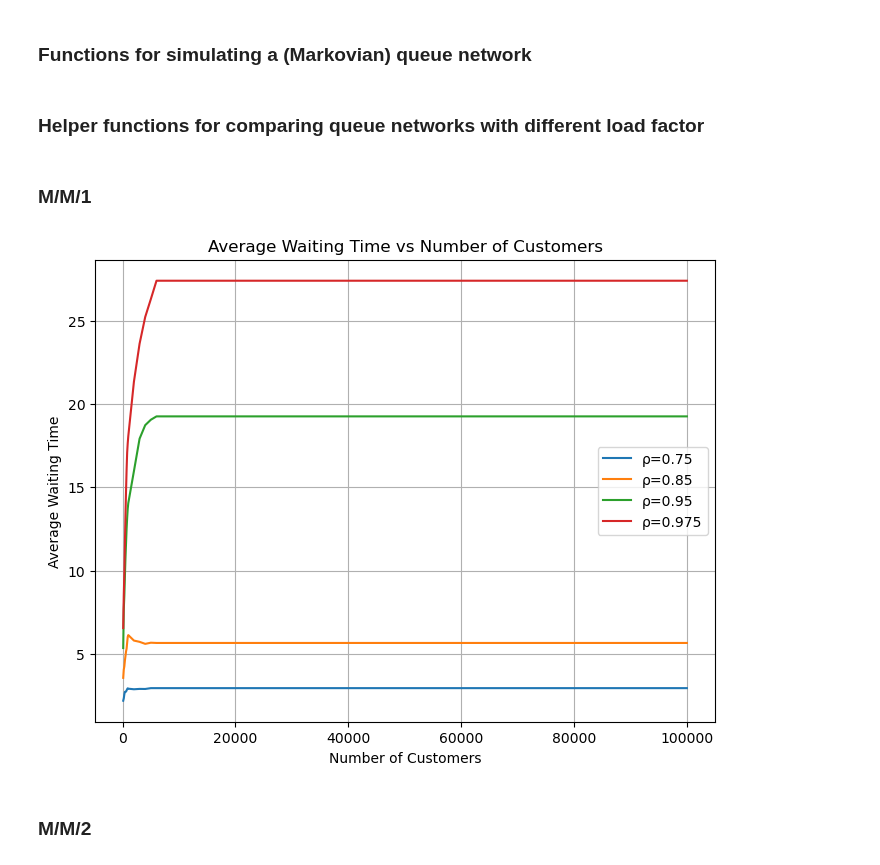
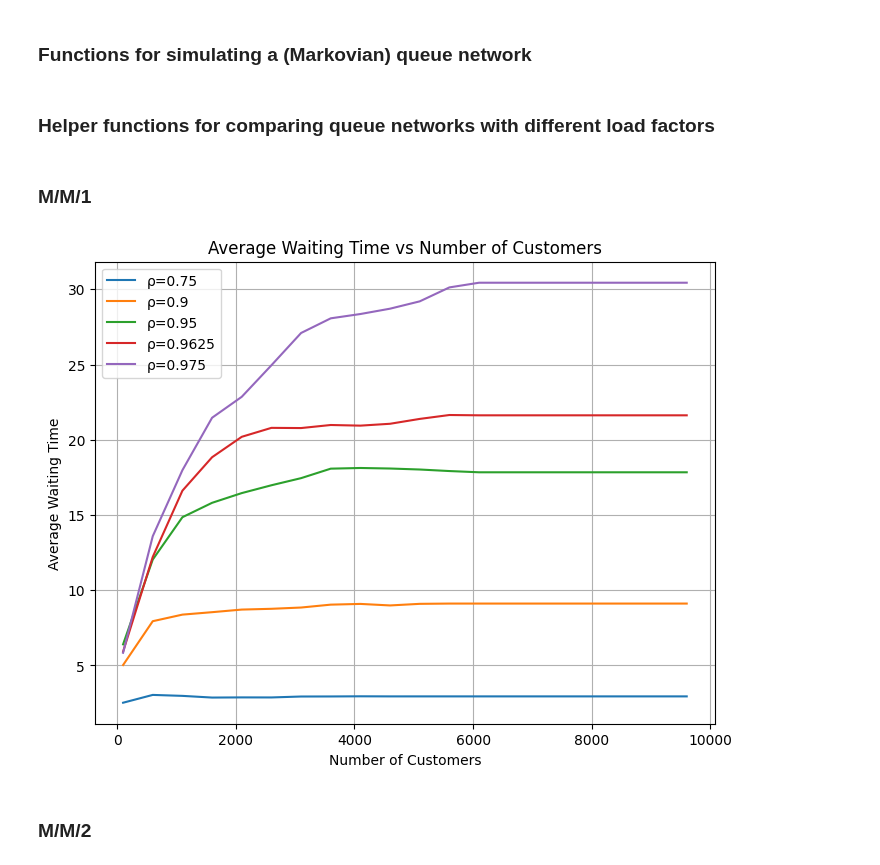
Before and after one commit to LodeVermeulen/stochastic-simulation, a Jupyter notebook: Homework 2/HW2.ipynb, the cells around one changed output. Cells and saved outputs as stored; diff of their text form; code cells hidden in the pictures.

```diff
--- a/Homework 2/HW2.ipynb
+++ b/Homework 2/HW2.ipynb
@@ -55,7 +55,8 @@ def markovian_client_process(
     wait_records: List[float],
 ) -> Generator[simpy.events.Event, None, None]:
     """Simulates a single client's process through the queue system, including waiting and service times.
-        Specifically samples service time from an exponential (markovian) distribution.
+
+    Specifically, samples service time from an exponential (markovian) distribution.
 
     Args:
         env: The SimPy environment managing simulation time.
@@ -68,16 +69,20 @@ def markovian_client_process(
     """
     arrival_time = env.now
     with resources.request() as request:
-        yield request  # Wait for resource availability
+        # Wait for resource availability
+        yield request
+
+        # Record the wait time
         wait_time = env.now - arrival_time
-        wait_records.append(wait_time)  # Record the wait time
-        yield env.timeout(service_time_generator_markov(service_rate))  # Simulate service time
+        wait_records.append(wait_time)
+
+        # Simulate service time
+        yield env.timeout(service_time_generator_markov(service_rate))
 
 
 def request_spawner(
     env: simpy.Environment,
     resources: Union[simpy.Resource, simpy.PriorityResource],
-    num_servers: int,
     arrival_rate: float,
     service_rate: float,
     wait_records: List[float],
@@ -92,12 +97,13 @@ def request_spawner(
         arrival_rate: The arrival rate of the system (λ).
         service_rate: The service rate or capacity of each server (μ).
         wait_records: A list to record the wait times of clients.
+        client_process: Function that calculates the process of a client through the system.
 
     Yields:
         Events representing client arrivals and process creation.
     """
     while True:
-        yield env.timeout(interval_generator_markov(num_servers, arrival_rate))
+        yield env.timeout(interval_generator_markov(arrival_rate))
         env.process(
             client_process(env, resources, service_rate, wait_records)
         )
@@ -130,6 +136,7 @@ def simulate_queue_network(
     if load_factor >= 1:
         raise ValueError("Load factor (ρ) must be less than 1 for a stable system.")
 
+    # Set up simulation based on the job scheduling type
     env = simpy.Environment()
     if short_job_priority:
         resources = simpy.PriorityResource(env, capacity=num_servers)
@@ -140,7 +147,7 @@ def simulate_queue_network(
     wait_records: List[float] = []
     env.process(
         request_spawner(
-            env, resources, num_servers, arrival_rate, service_rate, wait_records, client_process
+            env, resources, arrival_rate, service_rate, wait_records, client_process
         )
     )
 
@@ -149,7 +156,7 @@ def simulate_queue_network(
 
     return wait_records
 # %% [markdown]
-### Helper functions for comparing queue networks with different load factor
+### Helper functions for comparing queue networks with different load factors
 # %%
 def run_simulations(
     load_factors: List[float],
@@ -159,6 +166,8 @@ def run_simulations(
     simulation_time: int,
 ) -> pd.DataFrame:
     """Run multiple simulations for a queueing network under various configurations.
+
+    Specifically, runs M/M/n FIFO.
 
     Args:
         load_factors: A list of load factors (ρ) to simulate.
@@ -191,17 +200,10 @@ def run_simulations(
             range(runs_per_config), leave=False, desc=f"Simulating for ρ={load_factor:.2f}"
         ):
             recorded_waits = simulate_queue_network(
-                servers_count, arrival_rate, service_rate, simulation_time,client_process
+                servers_count, arrival_rate, service_rate, simulation_time, markovian_client_process
             )
-            customer_counts = np.concatenate(
-                (
-                    np.arange(100, 1000, 100),
-                    np.arange(1000, 10000, 1000),
-                    np.arange(10000, 100001, 10000),
-                )
-            )
+            customer_counts = np.arange(100, 10000, 500)
             for count in customer_counts:
-                # if count <= len(recorded_waits):
                 average_wait = np.mean(recorded_waits[:count])
                 results_dict["Load Factor"].append(load_factor)
                 results_dict["Servers"].append(servers_count)
@@ -245,22 +247,22 @@ def plot_simulations(results_df: pd.DataFrame, load_factors: List[float]) -> Non
 ### M/M/1
 # %%
 # Parameters
-load_factors = [0.75, 0.85, 0.95, 0.975]
+load_factors = [0.75, 0.90, 0.95, 0.9625, 0.975]
 servers_count = 1
 service_rate = 1.0
 simulation_time = 6000
 runs_per_config = 50
 
 # Run simulations
 results_df = run_simulations(load_factors, runs_per_config, servers_count, service_rate, simulation_time)
 
 # Save the results to a CSV
-results_df.to_csv("simulations_output2.csv", index=False)
+results_df.to_csv("sim_mm1.csv", index=False)
 
 # Plot the results
 plot_simulations(results_df, load_factors)
 # %% [output]
-[figure, old version]
+[figure, new version]
 # %% [markdown]
 ### M/M/2
 # %%
```
Also changed, not shown: parts of 3 cells of this notebook, 1 other file.
